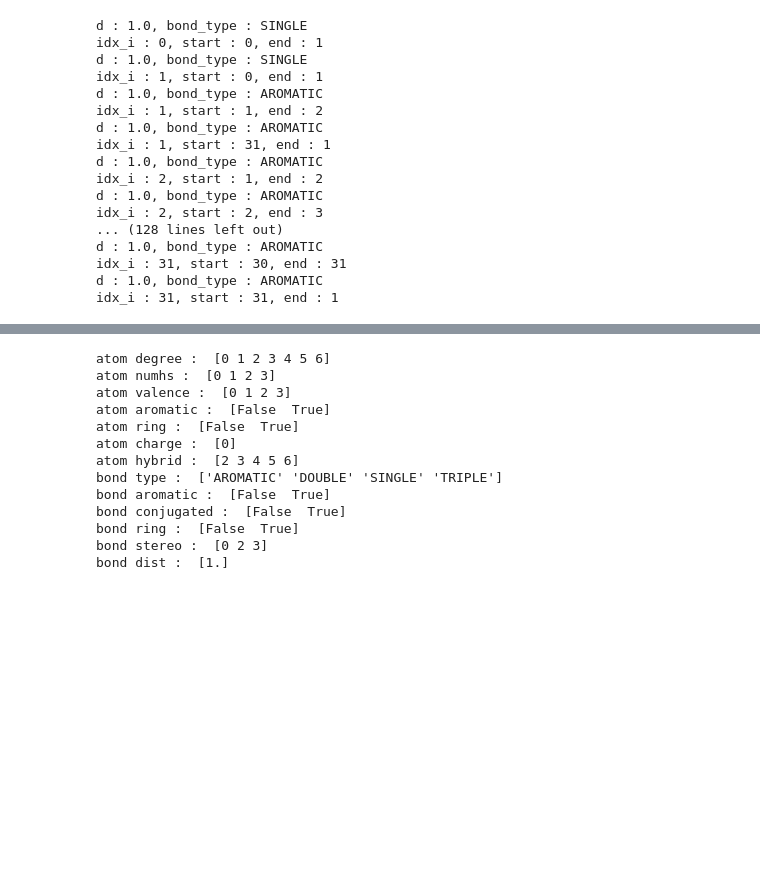
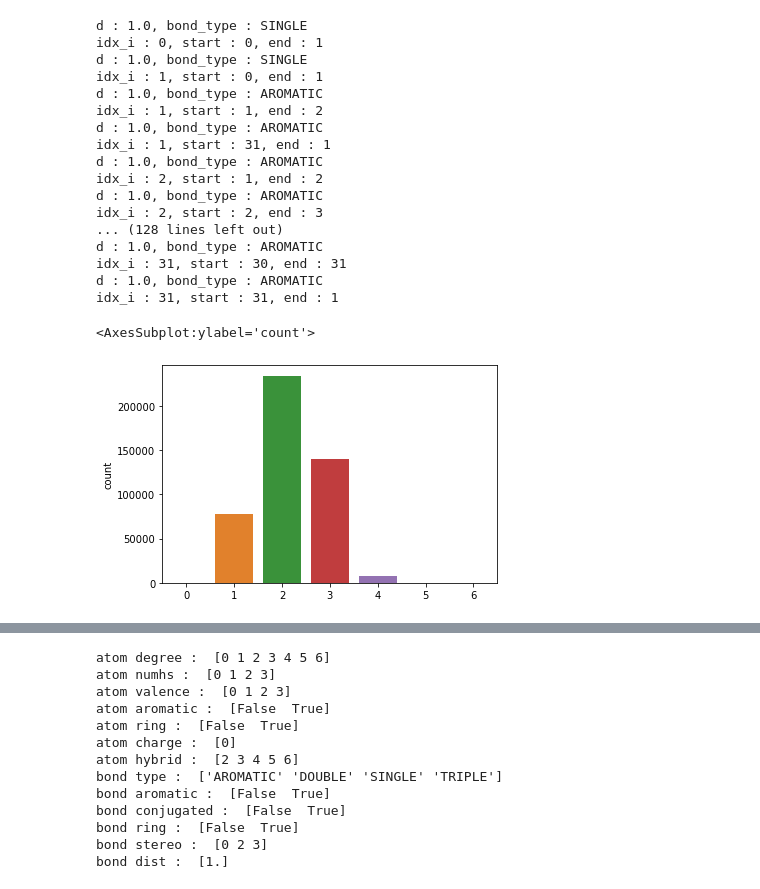
Before and after one commit to ZINZINBIN/2022-Samsung-AI-Challenge, a Jupyter notebook: EDA.ipynb, the cells around one changed output, grey strips where cells are left out. Saved outputs shown, nothing was run; the diff lists cells and outputs as text; code cells hidden in the pictures; blank space fills up the shorter version.

Commit message:
edit preprocessing : atom feature and edge feature update

```diff
--- a/EDA.ipynb
+++ b/EDA.ipynb
@@ -85,0 +158,6 @@ idx_i : 31, start : 31, end : 1
+# %%
+import seaborn as sns
+sns.countplot(atom_degree_list)
+# %% [output]
+<AxesSubplot:ylabel='count'>
+[figure, added]
```
Also changed, not shown: parts of 14 cells of this notebook, 10 other files.
